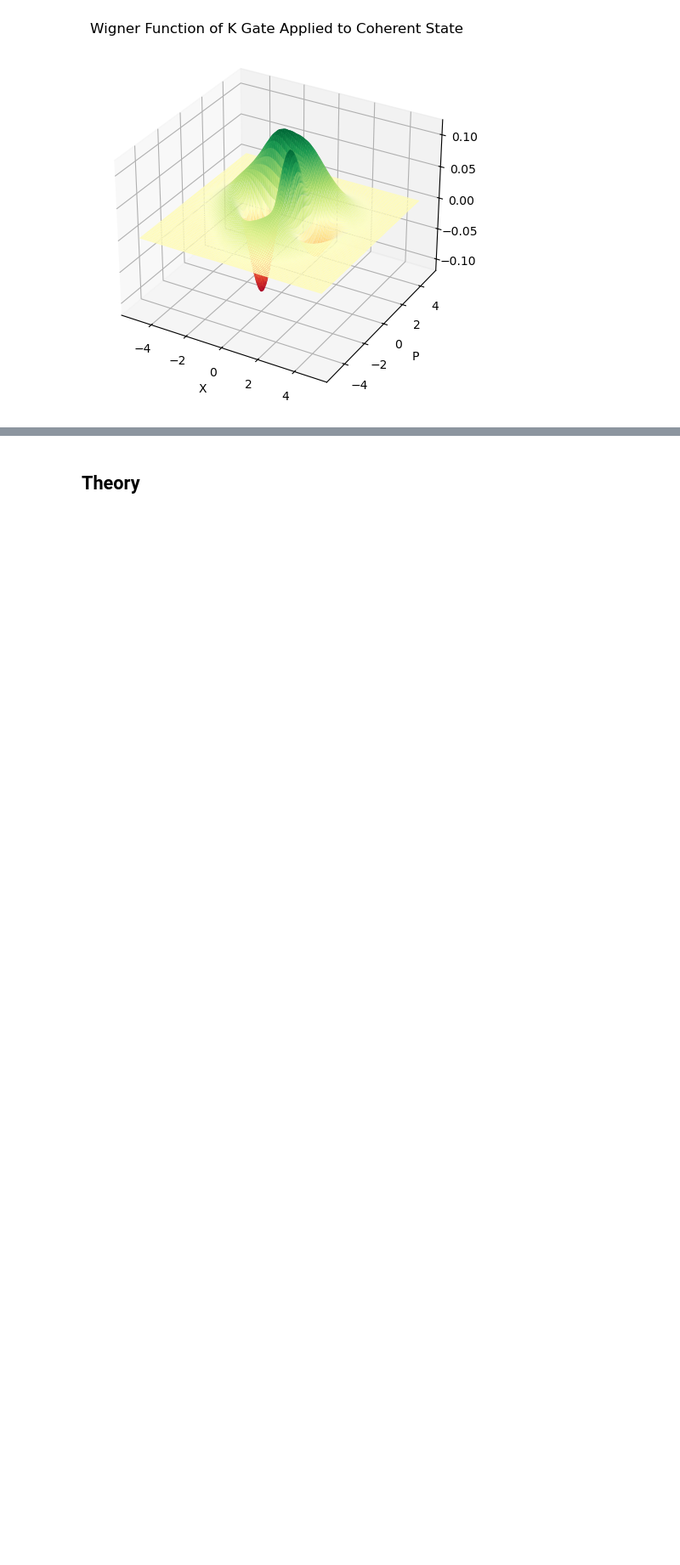
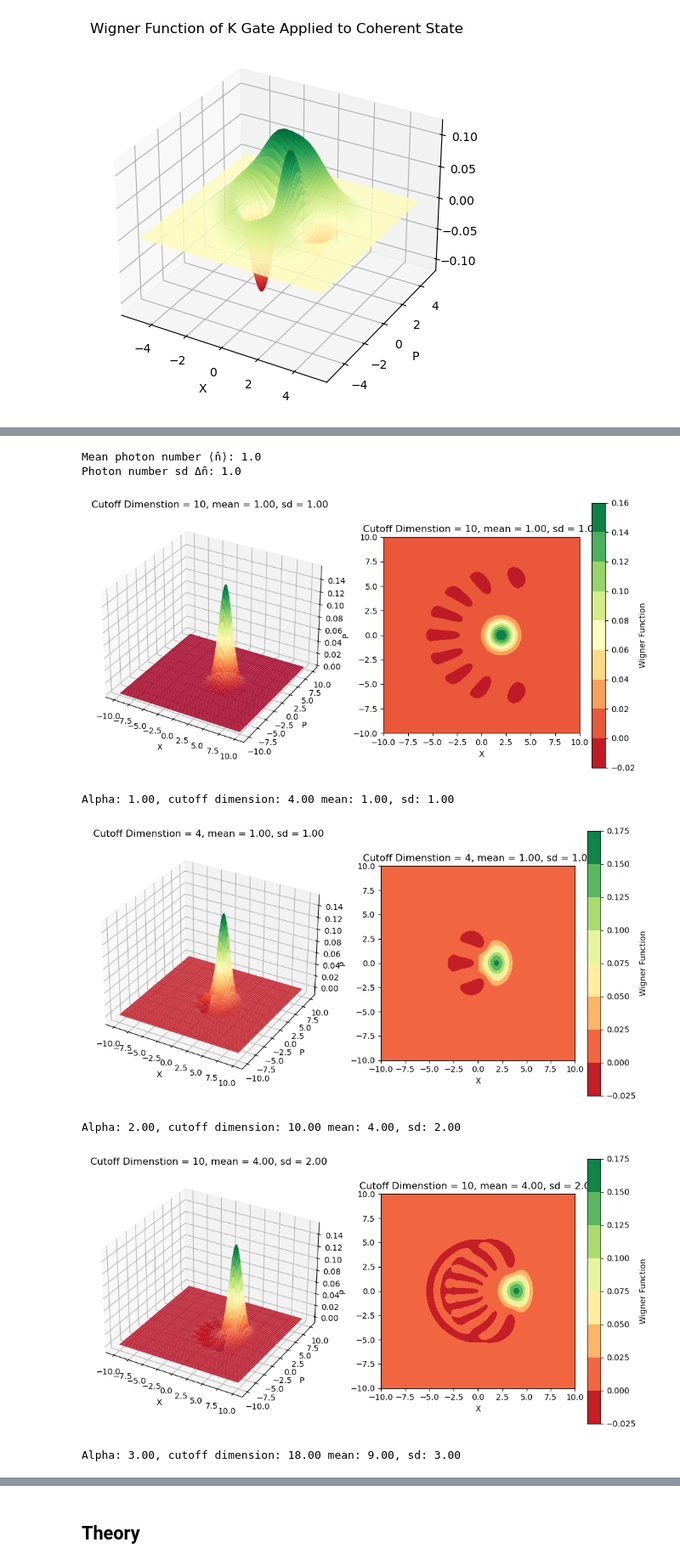
Before and after one commit to lukass16/LGW-Lab-NLSE, a Jupyter notebook: Strawberry Fields/notes.ipynb, the cells around one changed output, grey strips where cells are left out. Shown at 85% size. Cells and saved outputs as stored; diff of their text form; code cells hidden in the pictures; blank space fills up the shorter version.

Commit message:
Implement Fock State Representation Check

```diff
--- a/Strawberry Fields/notes.ipynb
+++ b/Strawberry Fields/notes.ipynb
@@ -177,0 +273,80 @@ plot_wigner(state, title = "Wigner Function of K Gate Applied to Coherent State"
+# %%
+import numpy as np
+
+def mean_photon_number(alpha, r):
+    """Computes the mean photon number ⟨n̂⟩."""
+    return np.abs(alpha)**2 + np.sinh(r)**2
+
+def photon_number_sd(alpha, r, theta, phi):
+    """Computes the variance Δn̂^2."""
+    return np.sqrt(2 * np.sinh(r)**2 * np.cosh(r)**2 + np.abs(alpha)**2 * (np.cosh(2 * r) - np.cos(2 * theta - phi) * np.sinh(2 * r)))
+
+def display_squeezed_displaced(alpha, r, theta, phi, cutoff_dim=10):
+    prog = sf.Program(1)
+    with prog.context as q:
+        Vac | q[0]
+        Dgate(np.abs(alpha), theta) | q[0]
+        Sgate(r, phi) | q[0]
+
+    eng = sf.Engine('fock', backend_options={"cutoff_dim": cutoff_dim})
+    state = eng.run(prog).state
+    # make subplot with 1 rows and 2 column
+    fig = plt.figure(figsize=(10, 5))
+    ax1 = fig.add_subplot(121, projection='3d')
+    ax2 = fig.add_subplot(122)
+    ax_plot_wigner(ax1, state, title = "Cutoff Dimenstion = {}, mean = {:.2f}, sd = {:.2f}".format(cutoff_dim, mean_photon_number(alpha, r), photon_number_sd(alpha, r, theta, phi)), range = 10)
+    ax_plot_wigner_2d(ax2, state, title = "Cutoff Dimenstion = {}, mean = {:.2f}, sd = {:.2f}".format(cutoff_dim, mean_photon_number(alpha, r), photon_number_sd(alpha, r, theta, phi)), range = 10)
+
+    fig.tight_layout()
+
+    plt.show()
+
+""" Example usage: """
+alpha = 1 # Example coherent state amplitude
+theta = np.angle(alpha)  # Phase of the coherent state
+
+r = 0  # Squeezing parameter
+phi = 0  # Squeezing phase
+
+mean_n = mean_photon_number(alpha, r)
+variance_n = photon_number_sd(alpha, r, theta, phi)
+
+print("Mean photon number ⟨n̂⟩:", mean_n)
+print("Photon number sd Δn̂:", variance_n)
+display_squeezed_displaced(alpha, r, theta, phi, cutoff_dim=10)
+
+""" iterate over different alpha values, setting cutoff dimension to mean + 3 sd """
+num_sd = 3
+
+alphas = np.linspace(1, 5, 5)
+r = 0
+cutoff_dims = np.zeros(len(alphas))
+for i, alpha in enumerate(alphas):
+    cutoff_dims[i] = int(np.ceil(mean_photon_number(alpha, r) + num_sd * photon_number_sd(alpha, r, theta, phi)))
+    print("Alpha: {:.2f}, cutoff dimension: {:.2f}".format(alpha, cutoff_dims[i]), "mean: {:.2f}, sd: {:.2f}".format(mean_photon_number(alpha, r), photon_number_sd(alpha, r, theta, phi)))
+
+    display_squeezed_displaced(alpha, r, theta, phi, cutoff_dim=int(cutoff_dims[i]))
+
+
+
+""" iterate over different r values, setting cutoff dimension to mean + 3 sd """
+num_sd = 3
+
+alpha = 1
+theta = 0
+rs = np.linspace(0, 1.6, 5)
+cutoff_dims = np.zeros(len(rs))
+for i, r in enumerate(rs):
+    cutoff_dims[i] = int(np.ceil(mean_photon_number(alpha, r) + num_sd * photon_number_sd(alpha, r, theta, phi)))
+    print("R: {:.2f}, cutoff dimension: {:.2f}".format(r, cutoff_dims[i]), "mean: {:.2f}, sd: {:.2f}".format(mean_photon_number(alpha, r), photon_number_sd(alpha, r, theta, phi)))
+
+    display_squeezed_displaced(alpha, r, theta, phi, cutoff_dim=int(cutoff_dims[i]))
+# %% [output]
+Mean photon number ⟨n̂⟩: 1.0
+Photon number sd Δn̂: 1.0
+[figure, added]
+Alpha: 1.00, cutoff dimension: 4.00 mean: 1.00, sd: 1.00
+[figure, added]
+Alpha: 2.00, cutoff dimension: 10.00 mean: 4.00, sd: 2.00
+[figure, added]
+Alpha: 3.00, cutoff dimension: 18.00 mean: 9.00, sd: 3.00
```
Also changed, not shown: parts of 6 cells of this notebook, 1 other file.
